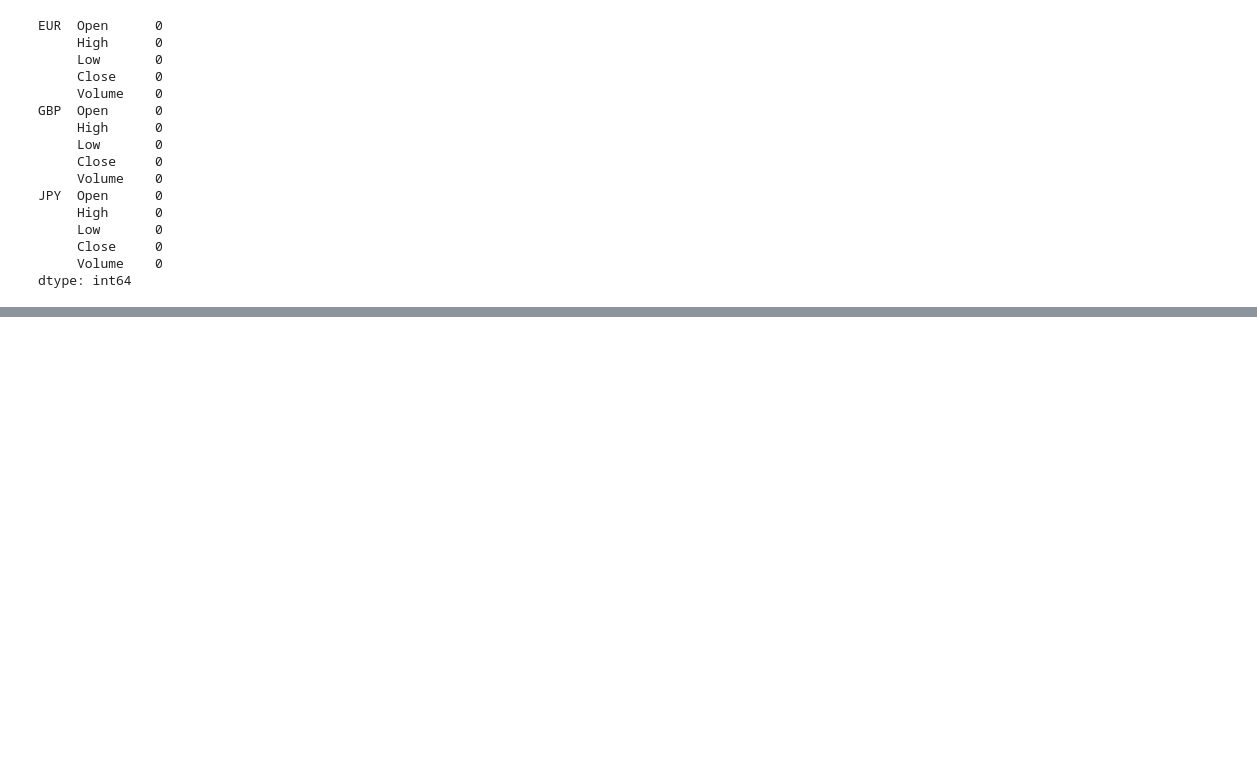
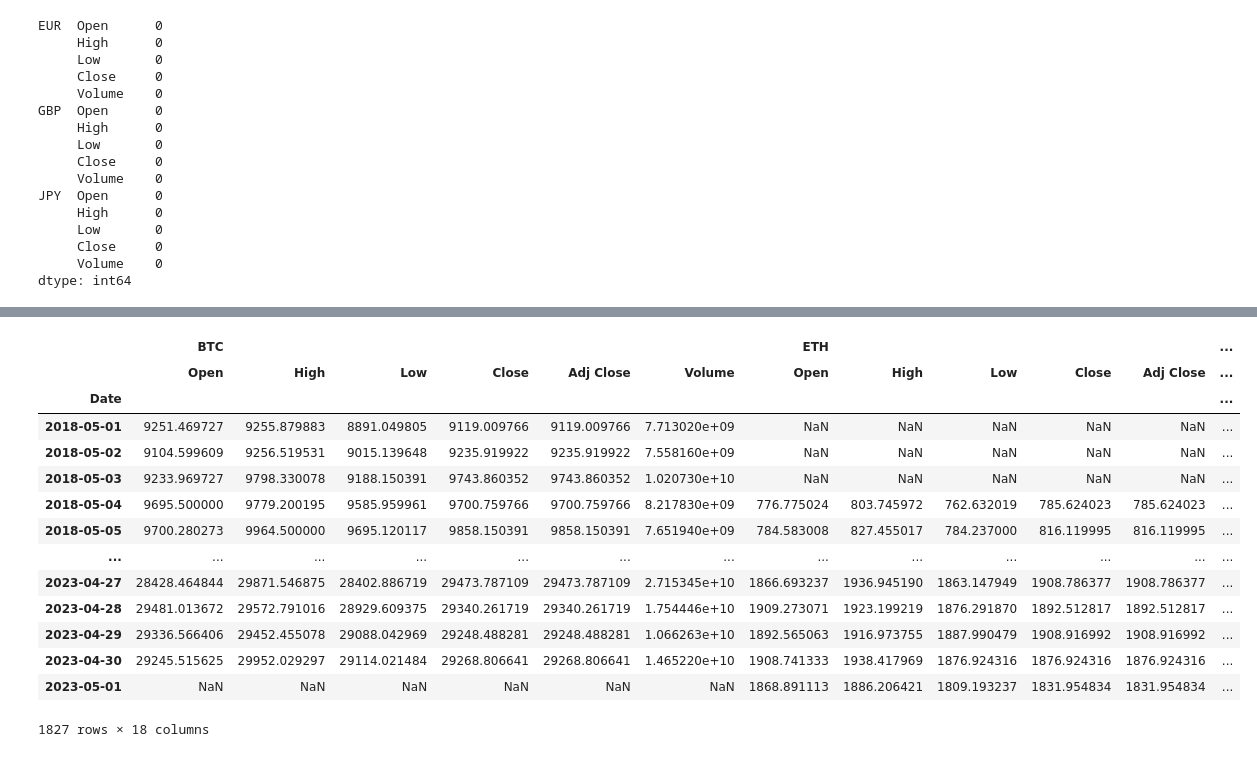
Before and after one commit to minhanhle93/Crypto-Forecasting, a Jupyter notebook: Notebook/crypto_data_analysis.ipynb, the cells around one changed output, grey strips where cells are left out. Drawn from its saved outputs; the diff is of its cells as text; code cells hidden in the pictures; blank space fills up the shorter version.

```diff
--- a/Notebook/crypto_data_analysis.ipynb
+++ b/Notebook/crypto_data_analysis.ipynb
@@ -200,0 +262,20 @@ dtype: int64
+# %%
+# Choose the desired timeframe
+crypto_df = crypto_df.loc["2018-05-01":"2023-05-01"]
+crypto_df
+# %% [output]
+|  | BTC |  |  |  |  |  | ETH |  |  |  |  | ... |
+|  | Open | High | Low | Close | Adj Close | Volume | Open | High | Low | Close | Adj Close | ... |
+| Date |  |  |  |  |  |  |  |  |  |  |  | ... |
+| 2018-05-01 | 9251.469727 | 9255.879883 | 8891.049805 | 9119.009766 | 9119.009766 | 7.713020e+09 | NaN | NaN | NaN | NaN | NaN | ... |
+| 2018-05-02 | 9104.599609 | 9256.519531 | 9015.139648 | 9235.919922 | 9235.919922 | 7.558160e+09 | NaN | NaN | NaN | NaN | NaN | ... |
+| 2018-05-03 | 9233.969727 | 9798.330078 | 9188.150391 | 9743.860352 | 9743.860352 | 1.020730e+10 | NaN | NaN | NaN | NaN | NaN | ... |
+| 2018-05-04 | 9695.500000 | 9779.200195 | 9585.959961 | 9700.759766 | 9700.759766 | 8.217830e+09 | 776.775024 | 803.745972 | 762.632019 | 785.624023 | 785.624023 | ... |
+| 2018-05-05 | 9700.280273 | 9964.500000 | 9695.120117 | 9858.150391 | 9858.150391 | 7.651940e+09 | 784.583008 | 827.455017 | 784.237000 | 816.119995 | 816.119995 | ... |
+| ... | ... | ... | ... | ... | ... | ... | ... | ... | ... | ... | ... | ... |
+| 2023-04-27 | 28428.464844 | 29871.546875 | 28402.886719 | 29473.787109 | 29473.787109 | 2.715345e+10 | 1866.693237 | 1936.945190 | 1863.147949 | 1908.786377 | 1908.786377 | ... |
+| 2023-04-28 | 29481.013672 | 29572.791016 | 28929.609375 | 29340.261719 | 29340.261719 | 1.754446e+10 | 1909.273071 | 1923.199219 | 1876.291870 | 1892.512817 | 1892.512817 | ... |
+| 2023-04-29 | 29336.566406 | 29452.455078 | 29088.042969 | 29248.488281 | 29248.488281 | 1.066263e+10 | 1892.565063 | 1916.973755 | 1887.990479 | 1908.916992 | 1908.916992 | ... |
+| 2023-04-30 | 29245.515625 | 29952.029297 | 29114.021484 | 29268.806641 | 29268.806641 | 1.465220e+10 | 1908.741333 | 1938.417969 | 1876.924316 | 1876.924316 | 1876.924316 | ... |
+| 2023-05-01 | NaN | NaN | NaN | NaN | NaN | NaN | 1868.891113 | 1886.206421 | 1809.193237 | 1831.954834 | 1831.954834 | ... |
+1827 rows × 18 columns
```
Also changed, not shown: parts of 5 cells of this notebook, 3 other files.
